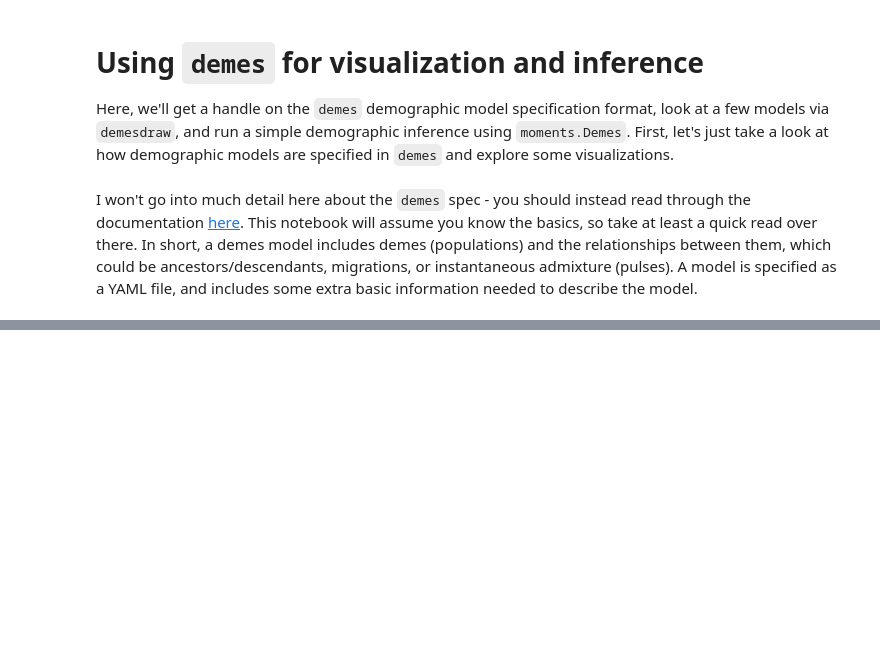
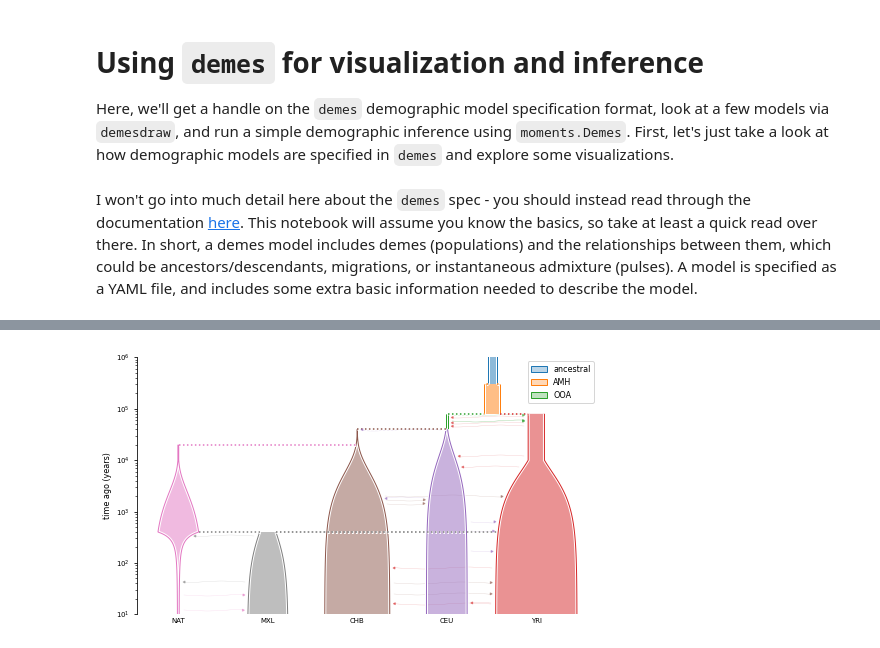
Before and after one commit to apragsdale/mxb_tutorial, a Jupyter notebook: notebooks/demes_example.ipynb, the cells around one changed output, grey strips where cells are left out. Saved outputs shown, nothing was run; the diff lists cells and outputs as text; code cells hidden in the pictures; blank space fills up the shorter version.

```diff
--- a/notebooks/demes_example.ipynb
+++ b/notebooks/demes_example.ipynb
@@ -49,0 +171,4 @@ demes:
+# %%
+mxl_path = "../models/MXL_admixture_example.yaml"
+mxl = demes.load(mxl_path)
+print_model(mxl_path)
@@ -49,0 +236,5 @@ demes:
+# %%
+ax = demesdraw.tubes(mxl, num_lines_per_migration=3, log_time=True, seed=3, labels="xticks-legend");
+ax.set_ylim(10, 1e6);
+# %% [output]
+[figure, added]
```
Also changed, not shown: parts of 25 cells of this notebook, 6 other files.
